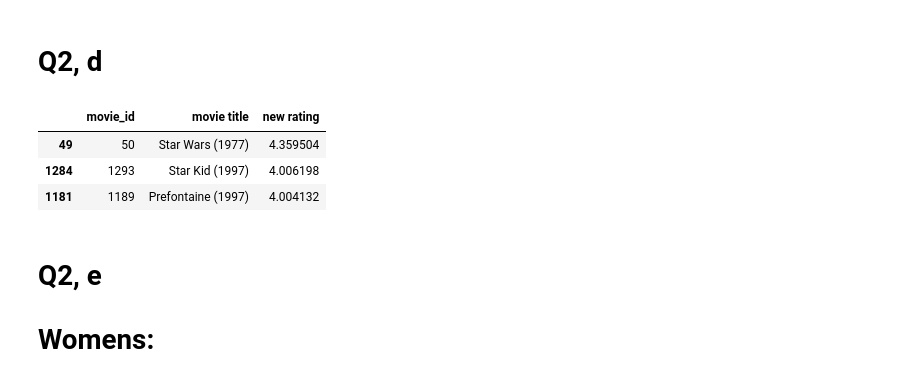
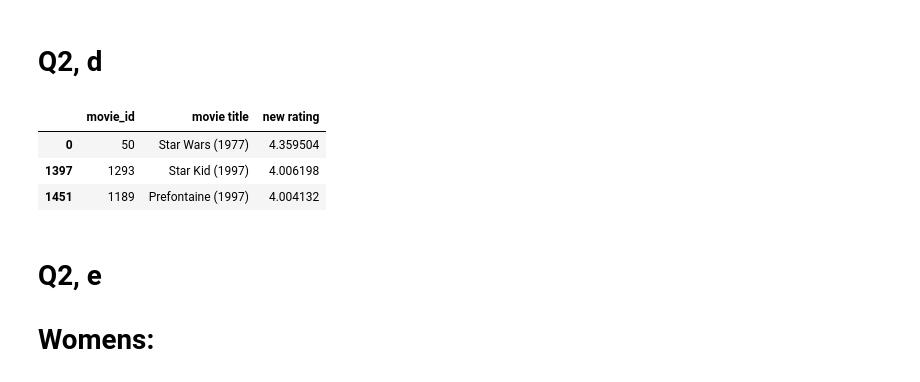
Before and after one commit to yakirzana/commerceTask1, a Jupyter notebook: Ass2.ipynb, the cells around one changed output. Drawn from its saved outputs; the diff is of its cells as text; code cells hidden in the pictures.

```diff
--- a/Ass2.ipynb
+++ b/Ass2.ipynb
@@ -104,20 +106,23 @@ movies.head(3)
 # %%
 count_rating = count_rating.sort_values(['rating'],ascending=False)
 max_count_rating = count_rating.head(1).rating
+
+count_rating = count_rating.reset_index()
+ratings = ratings.reset_index()
 
 new_rating_movies  = pd.DataFrame(columns = ['movie_id','movie title','new rating'])
 for index, row in count_rating.iterrows():
     add_rating =  float((row.rating / max_count_rating))
     new_rating =  ratings.loc[ratings['movie_id'] == row.movie_id].rating.values[0] + add_rating - 1
     new_rating_movies.loc[index] = [row['movie_id'], row['movie title'], new_rating]
 
 new_rating_movies = new_rating_movies.sort_values(['new rating'],ascending=False)
 new_rating_movies.head(3)
 # %% [output]
 |  | movie_id | movie title | new rating |
-| 49 | 50 | Star Wars (1977) | 4.359504 |
-| 1284 | 1293 | Star Kid (1997) | 4.006198 |
-| 1181 | 1189 | Prefontaine (1997) | 4.004132 |
+| 0 | 50 | Star Wars (1977) | 4.359504 |
+| 1397 | 1293 | Star Kid (1997) | 4.006198 |
+| 1451 | 1189 | Prefontaine (1997) | 4.004132 |
 # %% [markdown]
 # Q2, e
 
```
Also changed, not shown: parts of 6 cells of this notebook.
